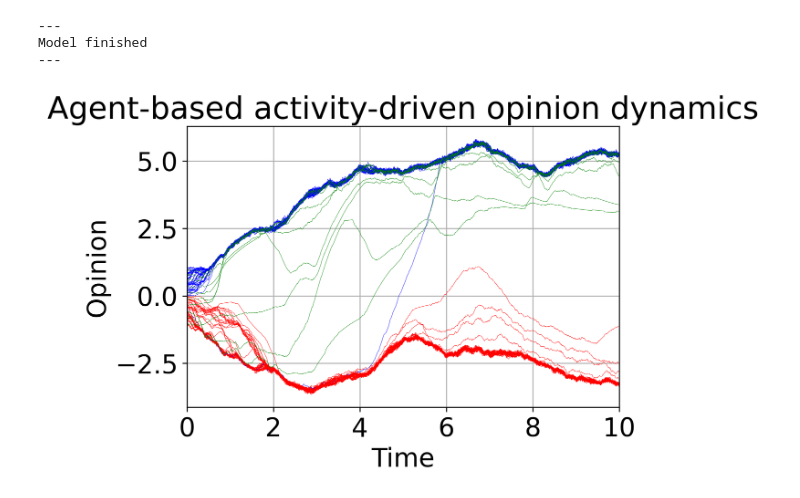
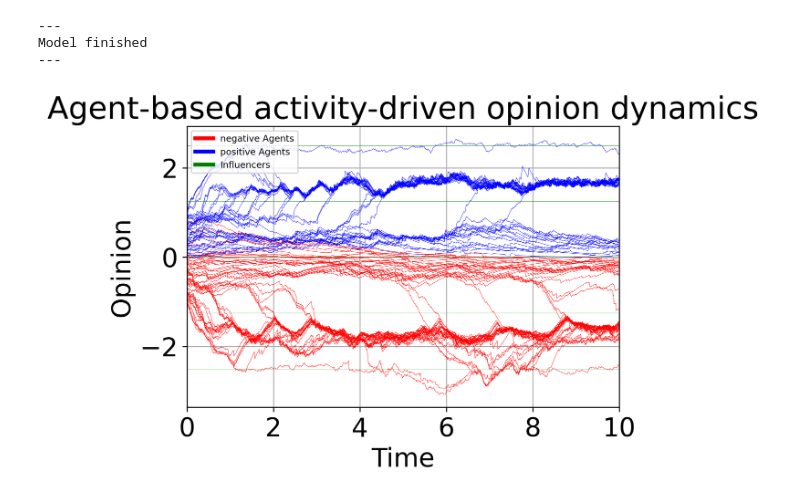
Before and after one commit to J3nF/Echo-Chamber, a Jupyter notebook: Echo-Chamber.ipynb, the cells around one changed output. Cells and saved outputs as stored; diff of their text form; code cells hidden in the pictures.

```diff
--- a/Echo-Chamber.ipynb
+++ b/Echo-Chamber.ipynb
@@ -159,17 +158,13 @@ def generateContactMatrix(x, beta, m, r):
                     A[index_j][index_i] = 1
     return A
 
-def generateContactMatrix(model, N, beta, m, r):
+def generateContactMatrix(model, N, beta, m,m_influencer, r):
 
     x = np.array(model.getAllOpinions())
     x = np.append(x, model.getInfluencerOpinions())
     a = np.array(model.getAllActivities())
     a = np.append(a, model.getInfluencerActivities())
 
-    ##########
-    # m_influencer = np.arange(m, N/2, len(x)-N)
-    m_influencer = np.array((len(x)-N)*[0.25*(len(x))])
-    ##########
     rng = default_rng()
     A = np.zeros((len(x), len(x)))
     for index_i, i in enumerate(x):
@@ -204,7 +199,7 @@ t_current = 0
 tMax = 10
 dt = 0.01
 N = 100
-N_Influencer = 10
+N_Influencer = 5
 K=3
 # Define different alpha, beta values as arrays from which to pick for each graph
 alphas = np.array([0.05, 3, 3])
@@ -213,12 +208,15 @@ alpha_current = alphas[2]
 beta_current = betas[2]
 
 # Fixed activity-driving (AD) parameters
-m = 10
+m = 5
+m_Influencer = np.array((N_Influencer)*[0.25*N])
+a_Influencer = np.full(N_Influencer, .8)
 epsilon = 0.01
 gamma = 2.1
-r = 0
+r = 0.5
+a_dist=PowerLaw(a=epsilon)
 
-model = Model(N, N_Influencer)
+model = Model(N, N_Influencer, a_dist, a_Influencer)
 opinionStorage = np.array(model.getAllOpinions())
 opinionStorage = np.append(opinionStorage, model.getInfluencerOpinions())
 # %%
@@ -231,7 +229,7 @@ for t in tqdm(np.arange(0, tMax, dt)):
     t_current = t_current + dt
 
     t_RK4 = np.linspace(t_current-dt, t_current, 2)
-    A = generateContactMatrix(model, N, beta_current, m, r)
+    A = generateContactMatrix(model, N, beta_current, m, m_influencer, r)
     currentOpinions = np.array(model.getAllOpinions())
     currentOpinions = np.append(currentOpinions, model.getInfluencerOpinions())
     solODE = odeint(diffEq, currentOpinions, t_RK4, args=(alpha_current, K))
@@ -239,7 +237,7 @@ for t in tqdm(np.arange(0, tMax, dt)):
     # Update and store new opinions in agents and storage array
     newOpinions = solODE[-1]
     model.updateAllOpinions(newOpinions[:N])
-    model.updateInfluencerOpinions(newOpinions[N:])
+    #model.updateInfluencerOpinions(newOpinions[N:])
 
     newOpinions = np.array(model.getAllOpinions())
     newOpinions = np.append(newOpinions, model.getInfluencerOpinions())
@@ -260,36 +258,43 @@ plt.close('all')
 # Globally change font size for Matplotlib plots
 plt.rcParams.update({'font.size': 20})
 plt.rcParams['figure.dpi'] = 300
-
+x_influencer= model.getInfluencerOpinions()
 # Get time values for plotting out of storage array information
 times = np.arange(0, len(opinionStorage)*dt, dt)
-
 # Plot each agent via looping over storage array
+opinionStorage.T[2]
 for i in range(len(opinionStorage.T)):
 
     # In case the last value of agent i is negative, the graph color will be changed to red
     if opinionStorage.T[i][-1] < 0:
         color = 'r'
     else:
         color ='b'
     # Influencers will be coloured green
     if i>=N:
+        #opinionStorage.T[i]= x_influencer[i-N]
         color = 'g'
     plt.plot(times, opinionStorage.T[i], color, linewidth=.25)
+
+
 
 plt.xlabel('Time')
 plt.ylabel('Opinion')
 plt.title('Agent-based activity-driven opinion dynamics')
 plt.grid()
 plt.xlim([0,10])
+custom_lines = [Line2D([0], [0], color='r', lw=3),
+                Line2D([0], [0], color='b', lw=3),
+                Line2D([0], [0], color='g', lw=3)]
+plt.legend(custom_lines, ['negative Agents', 'positive Agents', 'Influencers'], loc='upper left', prop={'size': 7})
 #plt.ylim([-5, 5])
 #plt.xticks([0, 5, 10])
 #plt.yticks([-5, 0, 5])
 
 # Uncomment if you do want to save the figure:
-file_name = 'Dynamics--N='+str(N)+'--alpha='+str(alpha_current)+'--beta='+str(beta_current)
+file_name = 'Dynamics--N='+str(N)+'--alpha='+str(alpha_current)+'--beta='+str(beta_current)+'--m_inf=0.15--a=.8'
 np.savetxt(str('./Results/'+file_name+'.txt'), opinionStorage.T)
 plt.savefig(str('./Results/'+file_name+'.png'), bbox_inches='tight')
 plt.show()
 # %% [output]
-[figure, old version]
+[figure, new version]
```
Also changed, not shown: parts of 2 cells of this notebook.
